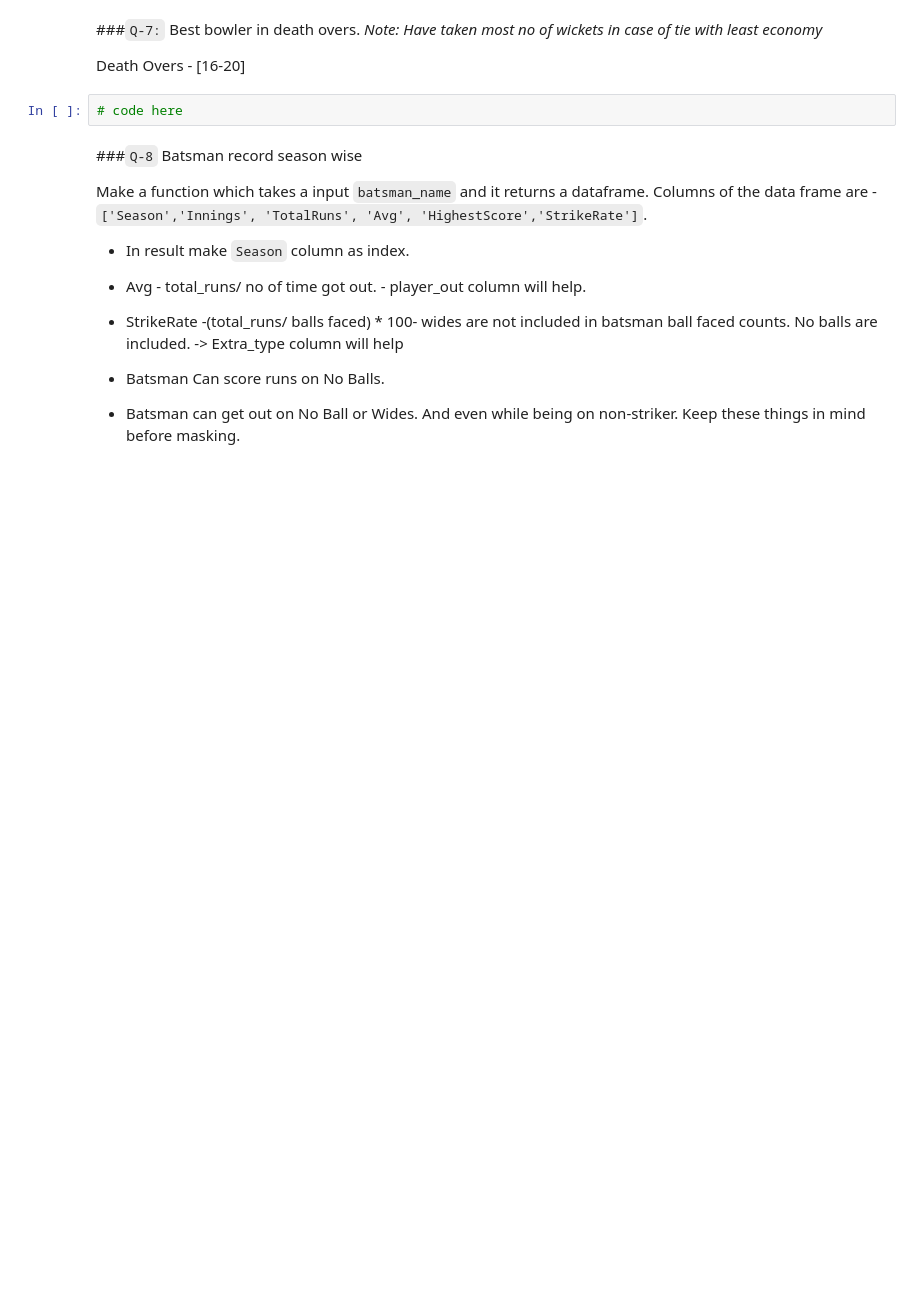
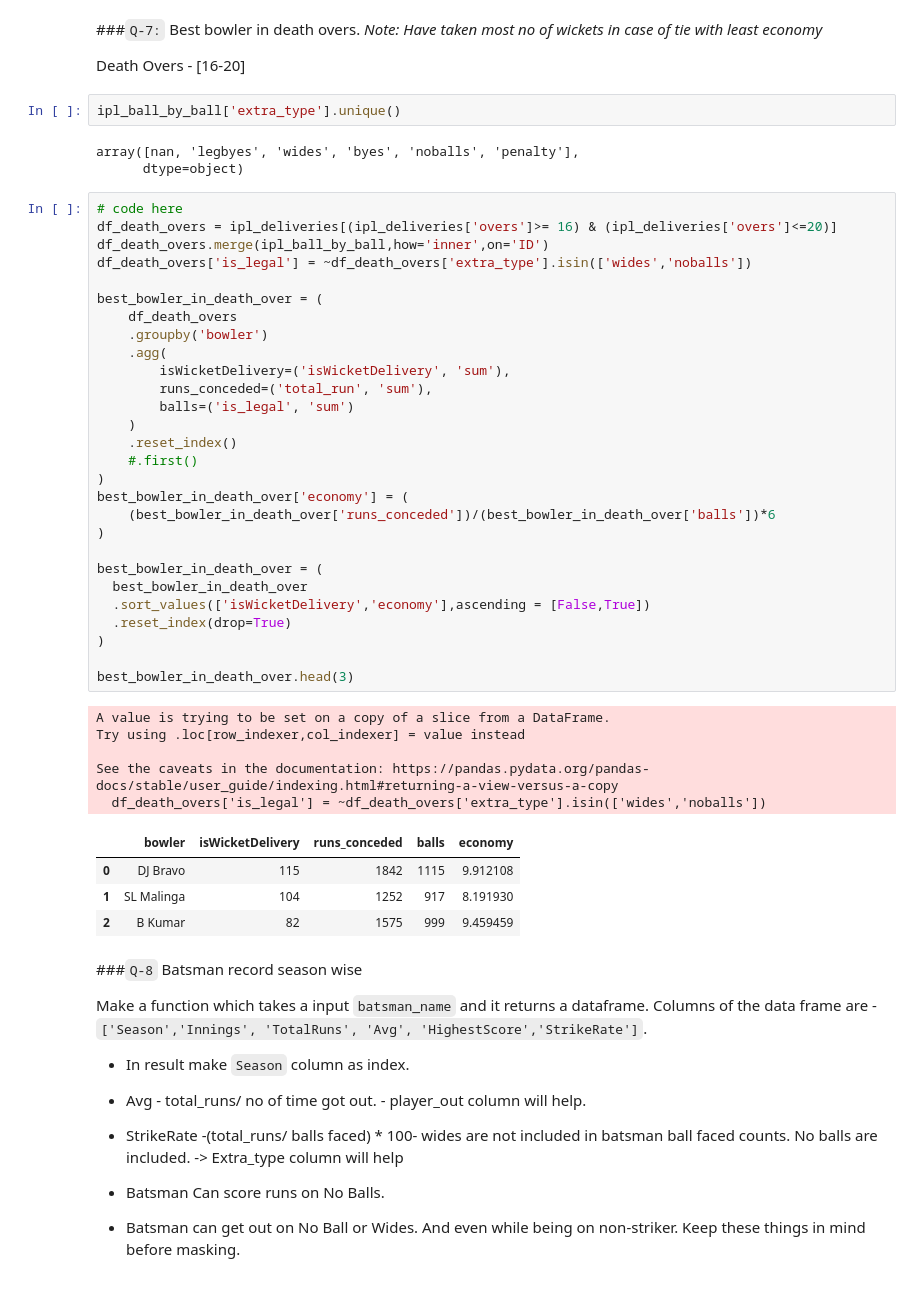
Before and after one commit to iqraghori/Data-science, a Jupyter notebook: Pandas_practice/merging_joining.ipynb, the cells around one changed output. Saved outputs shown, nothing was run; the diff lists cells and outputs as text; blank space fills up the shorter version.

```diff
--- a/Pandas_practice/merging_joining.ipynb
+++ b/Pandas_practice/merging_joining.ipynb
@@ -193,8 +193,49 @@ print(purple_cap[['Season', 'bowler', 'wickets', 'economy']])
 *Note: Have taken most no of wickets in case of tie with least economy*
 
 Death Overs - [16-20]
-# %%
-# code here
+# %%
+ipl_ball_by_ball['extra_type'].unique()
+# %% [output]
+array([nan, 'legbyes', 'wides', 'byes', 'noballs', 'penalty'],
+      dtype=object)
+# %%
+# code here
+df_death_overs = ipl_deliveries[(ipl_deliveries['overs']>= 16) & (ipl_deliveries['overs']<=20)]
+df_death_overs.merge(ipl_ball_by_ball,how='inner',on='ID')
+df_death_overs['is_legal'] = ~df_death_overs['extra_type'].isin(['wides','noballs'])
+
+best_bowler_in_death_over = (
+    df_death_overs
+    .groupby('bowler')
+    .agg(
+        isWicketDelivery=('isWicketDelivery', 'sum'),
+        runs_conceded=('total_run', 'sum'),
+        balls=('is_legal', 'sum')
+    )
+    .reset_index()
+    #.first()
+)
+best_bowler_in_death_over['economy'] = (
+    (best_bowler_in_death_over['runs_conceded'])/(best_bowler_in_death_over['balls'])*6
+)
+
+best_bowler_in_death_over = (
+  best_bowler_in_death_over
+  .sort_values(['isWicketDelivery','economy'],ascending = [False,True])
+  .reset_index(drop=True)
+)
+
+best_bowler_in_death_over.head(3)
+# %% [output]
+A value is trying to be set on a copy of a slice from a DataFrame.
+Try using .loc[row_indexer,col_indexer] = value instead
+
+See the caveats in the documentation: https://pandas.pydata.org/pandas-docs/stable/user_guide/indexing.html#returning-a-view-versus-a-copy
+  df_death_overs['is_legal'] = ~df_death_overs['extra_type'].isin(['wides','noballs'])
+|  | bowler | isWicketDelivery | runs_conceded | balls | economy |
+| 0 | DJ Bravo | 115 | 1842 | 1115 | 9.912108 |
+| 1 | SL Malinga | 104 | 1252 | 917 | 8.191930 |
+| 2 | B Kumar | 82 | 1575 | 999 | 9.459459 |
 # %% [markdown]
 ###`Q-8` Batsman record season wise
 
```
Also changed, not shown: parts of 2 cells of this notebook.
